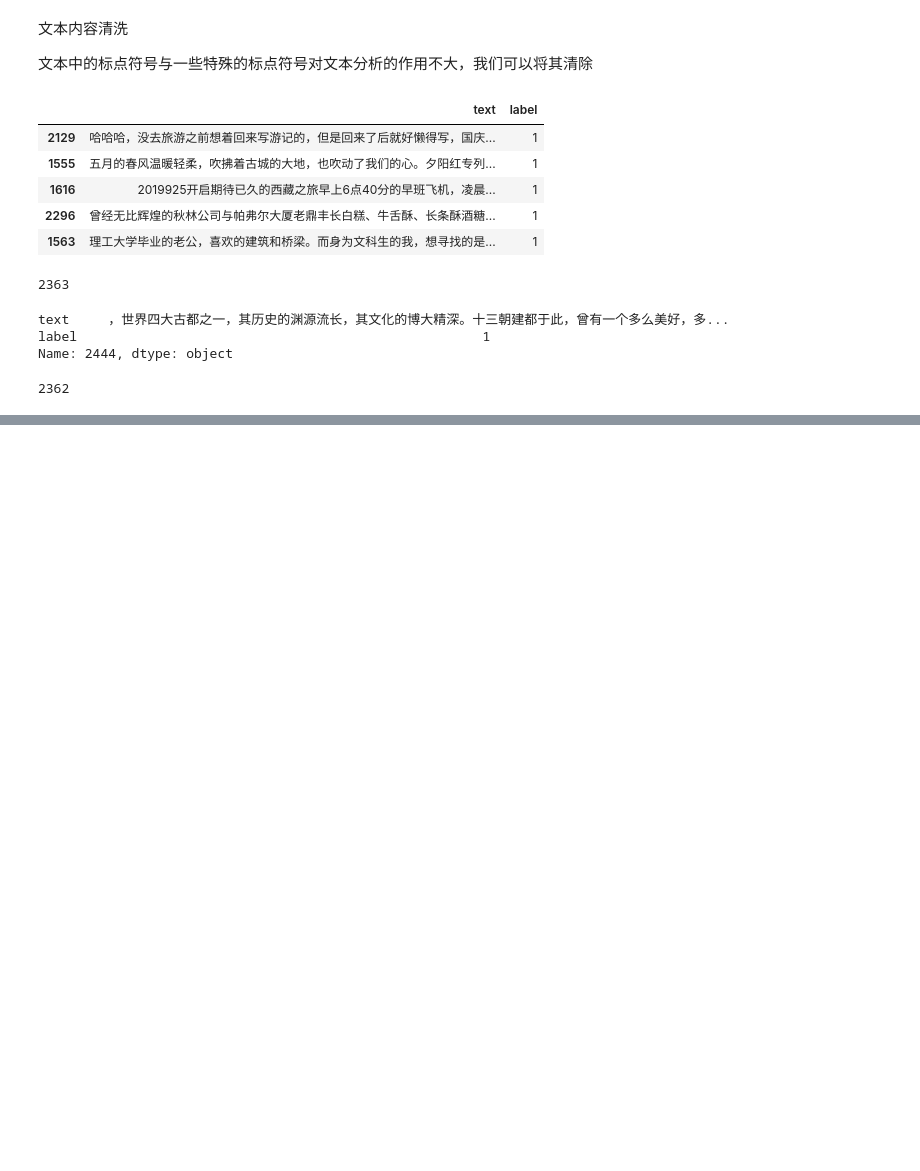
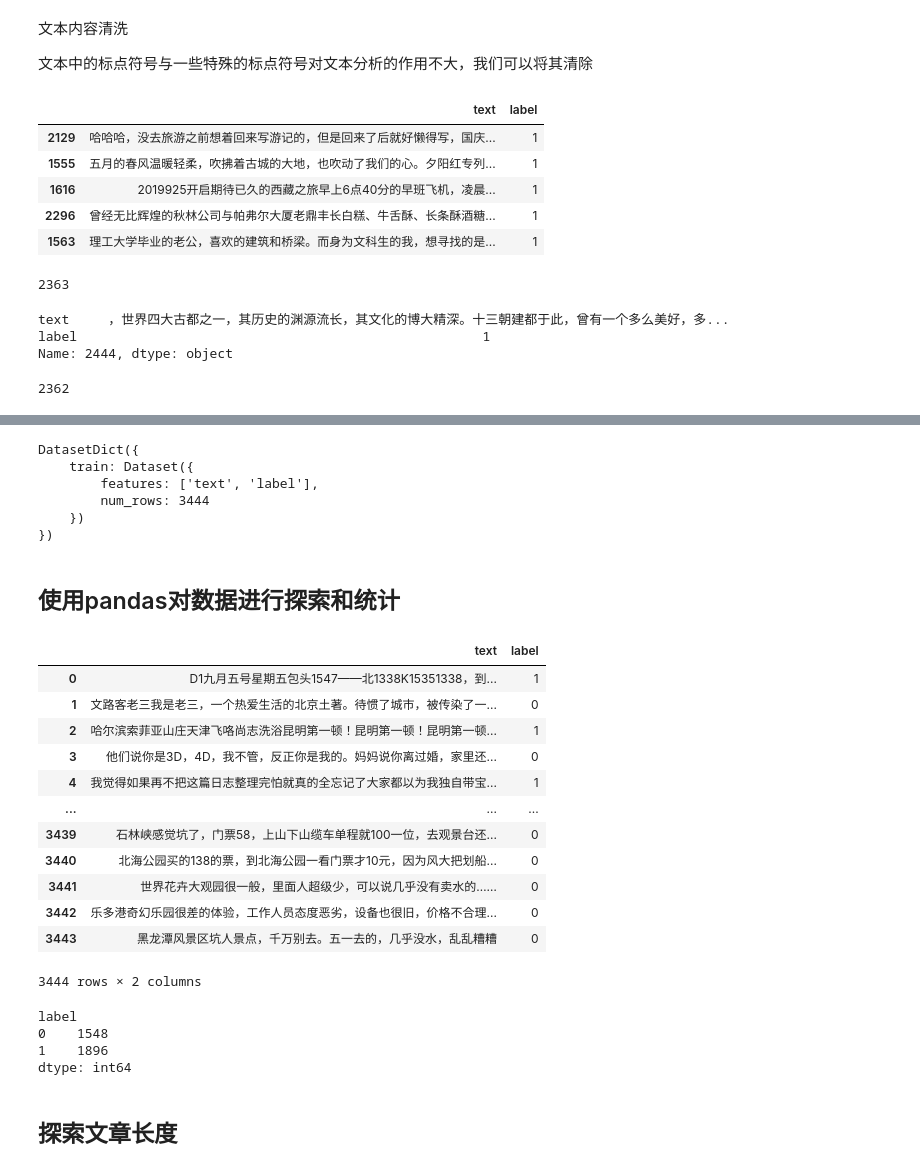
Before and after one commit to ChocolateLi/Pytorch, a Jupyter notebook: SentimentAnalysis/model/data_preprocessing.ipynb, the cells around one changed output, grey strips where cells are left out. Drawn from its saved outputs; the diff is of its cells as text; code cells hidden in the pictures; blank space fills up the shorter version.

```diff
--- a/SentimentAnalysis/model/data_preprocessing.ipynb
+++ b/SentimentAnalysis/model/data_preprocessing.ipynb
@@ -94,0 +103,2 @@ texts.to_csv('../data/MyDataset/dataset.csv',index=False)
+# %%
+dataset = load_dataset('csv',data_files='../data/MyDataset/data2/dataset.csv')
@@ -94,0 +109,42 @@ texts.to_csv('../data/MyDataset/dataset.csv',index=False)
+# %%
+dataset
+# %% [output]
+DatasetDict({
+    train: Dataset({
+        features: ['text', 'label'],
+        num_rows: 3444
+    })
+})
+# %%
+dataset = dataset['train']
+# %% [markdown]
+## 使用pandas对数据进行探索和统计
+# %%
+pd_dataset = pd.DataFrame(dataset)
+# %%
+pd_dataset
+# %% [output]
+|  | text | label |
+| 0 | D1九月五号星期五包头1547——北1338K15351338，到... | 1 |
+| 1 | 文路客老三我是老三，一个热爱生活的北京土著。待惯了城市，被传染了一... | 0 |
+| 2 | 哈尔滨索菲亚山庄天津飞咯尚志洗浴昆明第一顿！昆明第一顿！昆明第一顿... | 1 |
+| 3 | 他们说你是3D，4D，我不管，反正你是我的。妈妈说你离过婚，家里还... | 0 |
+| 4 | 我觉得如果再不把这篇日志整理完怕就真的全忘记了大家都以为我独自带宝... | 1 |
+| ... | ... | ... |
+| 3439 | 石林峡感觉坑了，门票58，上山下山缆车单程就100一位，去观景台还... | 0 |
+| 3440 | 北海公园买的138的票，到北海公园一看门票才10元，因为风大把划船... | 0 |
+| 3441 | 世界花卉大观园很一般，里面人超级少，可以说几乎没有卖水的…… | 0 |
+| 3442 | 乐多港奇幻乐园很差的体验，工作人员态度恶劣，设备也很旧，价格不合理... | 0 |
+| 3443 | 黑龙潭风景区坑人景点，千万别去。五一去的，几乎没水，乱乱糟糟 | 0 |
+3444 rows × 2 columns
+# %%
+# 对label进行分组，探索积极文本有多少，消极文本有多少
+gp = pd_dataset.groupby(by=['label'])
+gp.size()
+# %% [output]
+label
+0    1548
+1    1896
+dtype: int64
+# %% [markdown]
+## 探索文章长度
```
Also changed, not shown: parts of 16 cells of this notebook, 39 other files.
